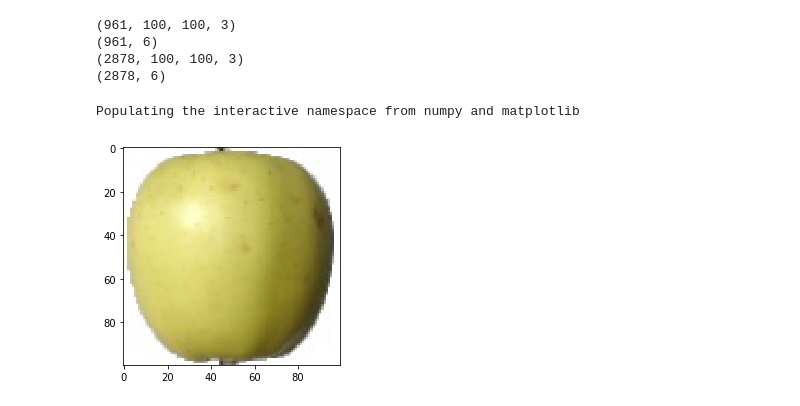
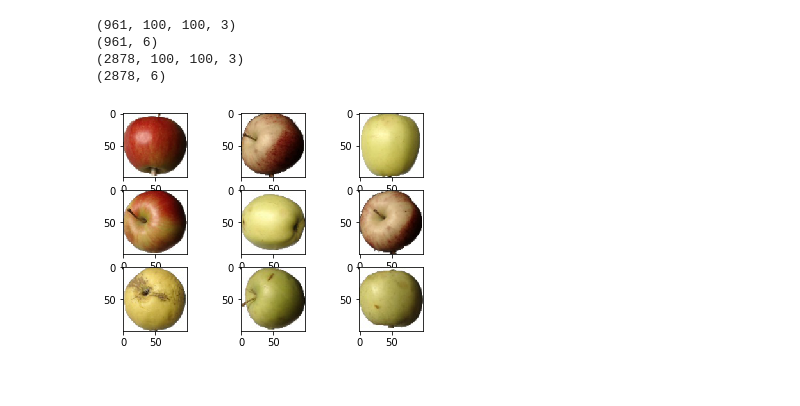
Before and after one commit to parrisma/AI-Intuition, a Jupyter notebook: journey-4/journey-4-part-1.ipynb, the cells around one changed output. Saved outputs shown, nothing was run; the diff lists cells and outputs as text; code cells hidden in the pictures.

```diff
--- a/journey-4/journey-4-part-1.ipynb
+++ b/journey-4/journey-4-part-1.ipynb
@@ -23,8 +23,8 @@ TRAIN_DATA = DATA_DIR + '/Training'
 # Create a one-hot encoding for the given list
 #
 def create_one_hot_encoding_dicts(list_to_encode):
-    list_to_one_hot_idx = dict()
-    one_hot_idx_to_item = dict()
+    list_to_one_hot = dict()
+    one_hot_to_item = dict()
     for i, l in enumerate(list_to_encode):
         oh = np.zeros((len(list_to_encode)))
         oh[i] = 1
@@ -142,11 +142,12 @@ print(y_train.shape)
 (961, 6)
 (2878, 100, 100, 3)
 (2878, 6)
-# %%
-%pylab inline
-import matplotlib.pyplot as plt
-plt.imshow(x_test[400])
-plt.show()
-# %% [output]
-Populating the interactive namespace from numpy and matplotlib
-[figure, removed]
+# %%
+import matplotlib.pyplot as plt
+%matplotlib inline
+
+for i in range(9):
+    plt.subplot(3,3,i+1)
+    plt.imshow(x_train[i], interpolation='none')
+# %% [output]
+[figure, added]
```
Also changed, not shown: parts of 4 cells of this notebook.
